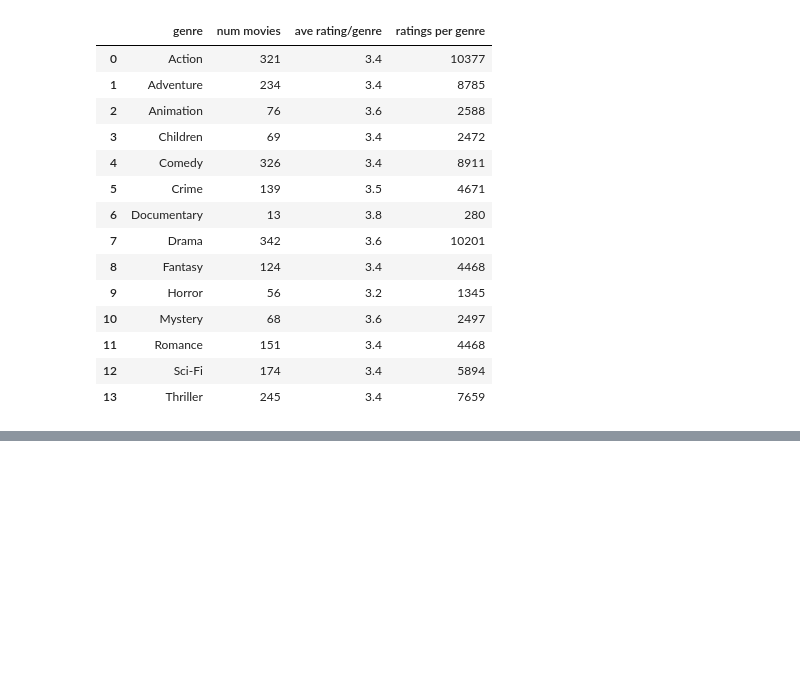
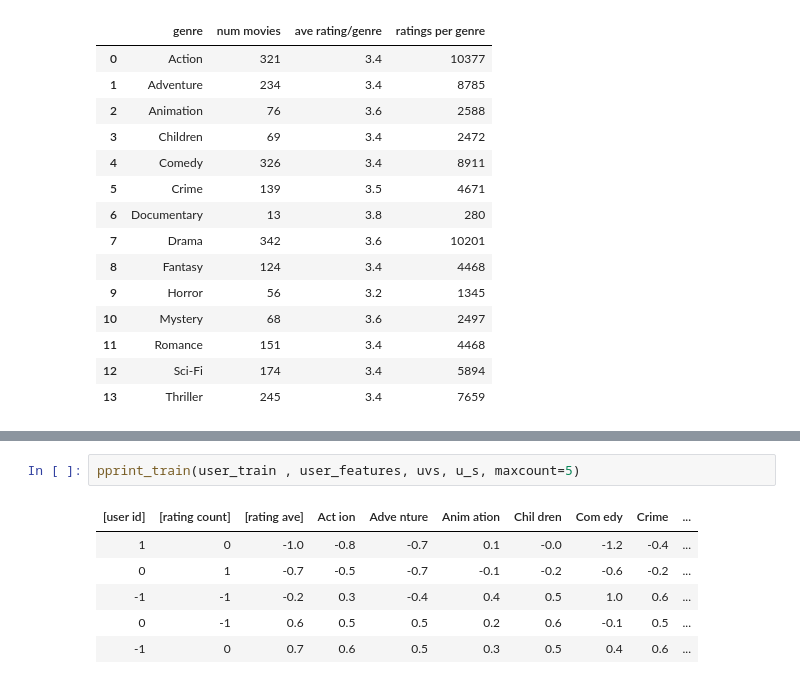
Before and after one commit to raviraj4/RecomSysAlgo, a Jupyter notebook: RecSystemNN.ipynb, the cells around one changed output, grey strips where cells are left out. Saved outputs shown, nothing was run; the diff lists cells and outputs as text; blank space fills up the shorter version.

```diff
--- a/RecSystemNN.ipynb
+++ b/RecSystemNN.ipynb
@@ -48,0 +122,9 @@ bygenre_df
+# %%
+pprint_train(user_train , user_features, uvs, u_s, maxcount=5)
+# %% [output]
+| [user id] | [rating count] | [rating ave] | Act ion | Adve nture | Anim ation | Chil dren | Com edy | Crime | ... |
+| 1 | 0 | -1.0 | -0.8 | -0.7 | 0.1 | -0.0 | -1.2 | -0.4 | ... |
+| 0 | 1 | -0.7 | -0.5 | -0.7 | -0.1 | -0.2 | -0.6 | -0.2 | ... |
+| -1 | -1 | -0.2 | 0.3 | -0.4 | 0.4 | 0.5 | 1.0 | 0.6 | ... |
+| 0 | -1 | 0.6 | 0.5 | 0.5 | 0.2 | 0.6 | -0.1 | 0.5 | ... |
+| -1 | 0 | 0.7 | 0.6 | 0.5 | 0.3 | 0.5 | 0.4 | 0.6 | ... |
```
Also changed, not shown: parts of 11 cells of this notebook.
